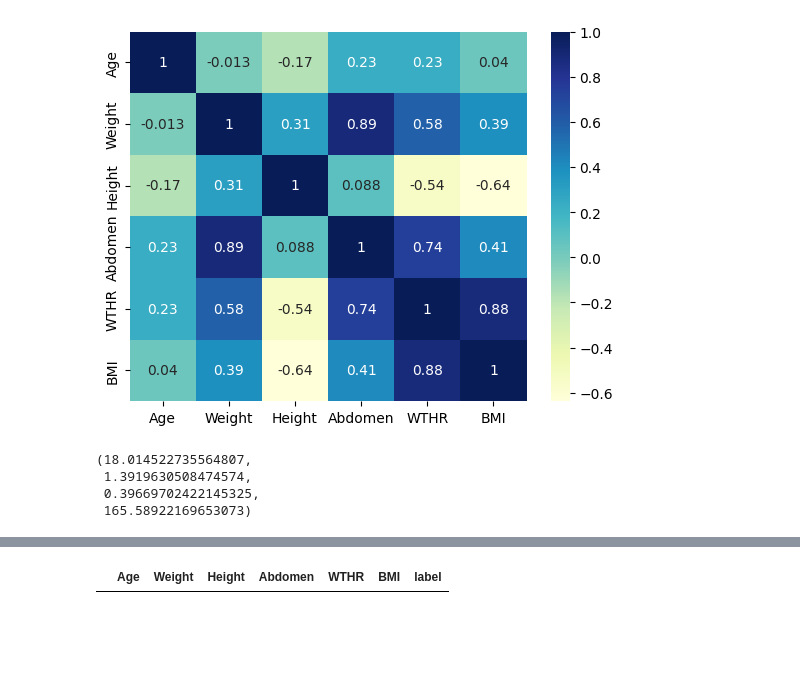
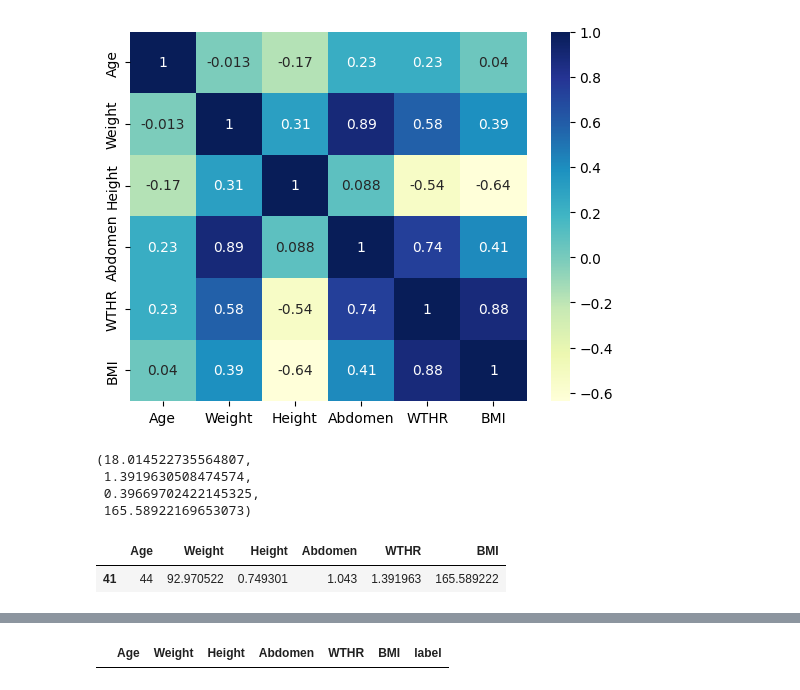
Before and after one commit to amithhhh/diet-recommentation-ai, a Jupyter notebook: notebook/diet_recommentation.ipynb, the cells around one changed output, grey strips where cells are left out. Saved outputs shown, nothing was run; the diff lists cells and outputs as text; code cells hidden in the pictures; blank space fills up the shorter version.

```diff
--- a/notebook/diet_recommentation.ipynb
+++ b/notebook/diet_recommentation.ipynb
@@ -136,6 +114,11 @@ df.BMI.min(),df.WTHR.max(),df.WTHR.min(),df.BMI.max()
  1.3919630508474574,
  0.39669702422145325,
  165.58922169653073)
+# %%
+df.loc[df['BMI'] > 50]
+# %% [output]
+|  | Age | Weight | Height | Abdomen | WTHR | BMI |
+| 41 | 44 | 92.970522 | 0.749301 | 1.043 | 1.391963 | 165.589222 |
 # %%
 def calculate_label(bmi,wthr):
     statement = ""
```
Also changed, not shown: parts of 20 cells of this notebook, 20 other files.
